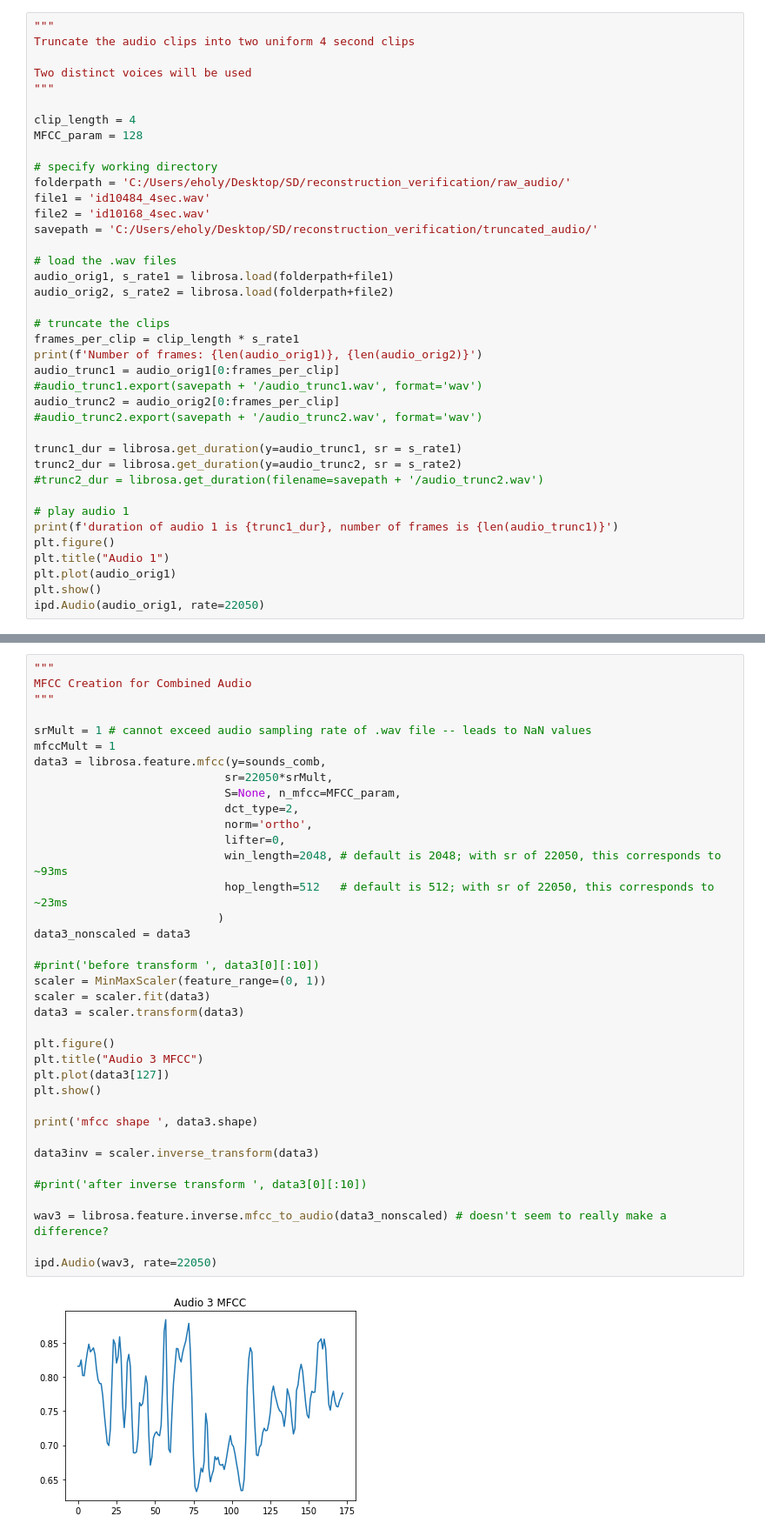
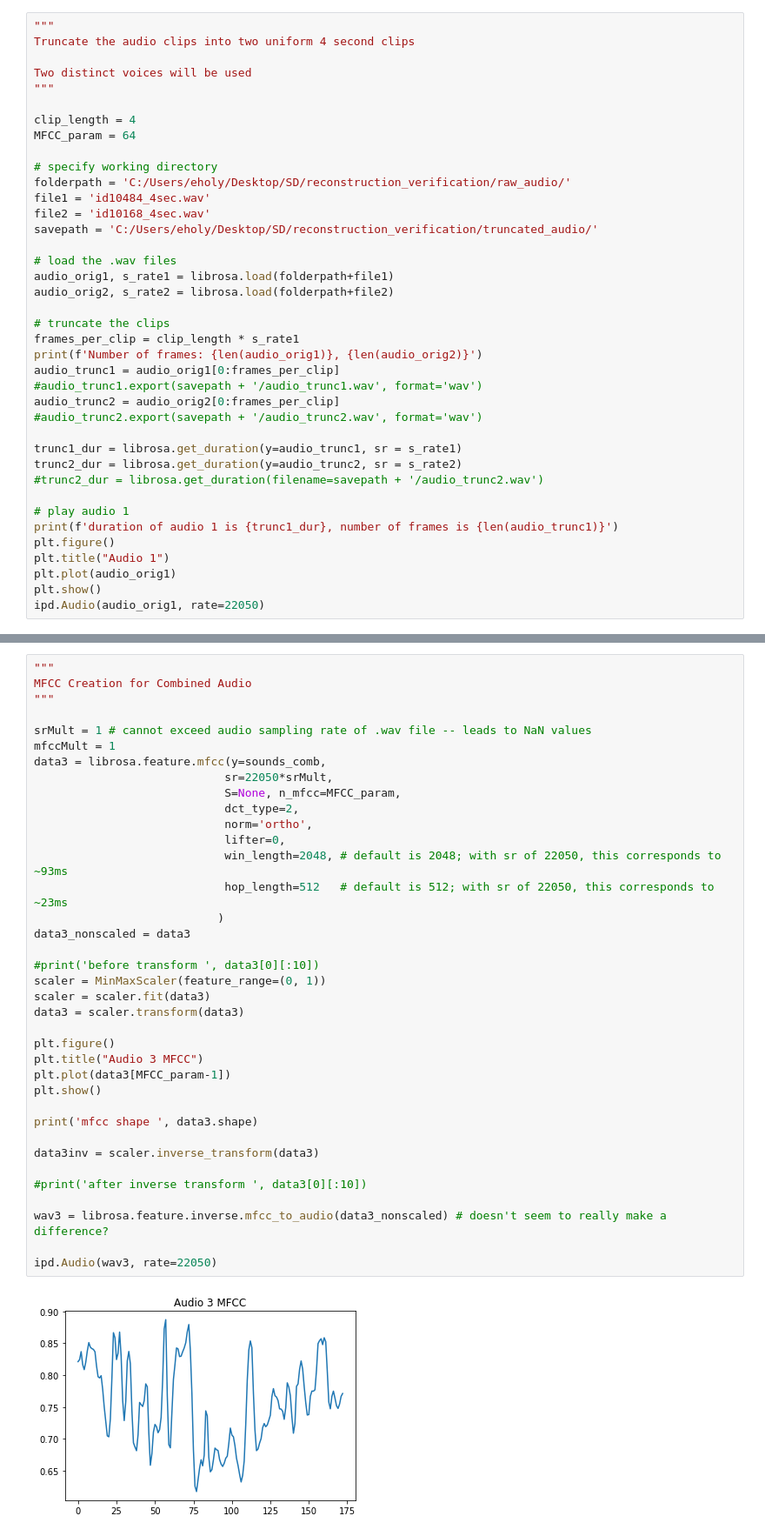
Before and after one commit to daea69twins/voiceseperation, a Jupyter notebook: Reconstruction Verification/verification sandbox.ipynb, the cells around one changed output, grey strips where cells are left out. Shown at 87% size. Cells and saved outputs as stored; diff of their text form.

```diff
--- a/Reconstruction Verification/verification sandbox.ipynb
+++ b/Reconstruction Verification/verification sandbox.ipynb
@@ -21,7 +21,7 @@ Two distinct voices will be used
 """
 
 clip_length = 4
-MFCC_param = 128
+MFCC_param = 64
 
 # specify working directory
 folderpath = 'C:/Users/eholy/Desktop/SD/reconstruction_verification/raw_audio/'
@@ -204,32 +205,32 @@ mfccMult = 1
 data3 = librosa.feature.mfcc(y=sounds_comb,
                             sr=22050*srMult,
                             S=None, n_mfcc=MFCC_param,
                             dct_type=2,
                             norm='ortho',
                             lifter=0,
                             win_length=2048, # default is 2048; with sr of 22050, this corresponds to ~93ms
                             hop_length=512   # default is 512; with sr of 22050, this corresponds to ~23ms
                            )
 data3_nonscaled = data3
 
 #print('before transform ', data3[0][:10])
 scaler = MinMaxScaler(feature_range=(0, 1))
 scaler = scaler.fit(data3)
 data3 = scaler.transform(data3)
 
 plt.figure()
 plt.title("Audio 3 MFCC")
-plt.plot(data3[127])
+plt.plot(data3[MFCC_param-1])
 plt.show()
 
 print('mfcc shape ', data3.shape)
 
 data3inv = scaler.inverse_transform(data3)
 
 #print('after inverse transform ', data3[0][:10])
 
 wav3 = librosa.feature.inverse.mfcc_to_audio(data3_nonscaled) # doesn't seem to really make a difference?
 
 ipd.Audio(wav3, rate=22050)
 # %% [output]
-[figure, old version]
+[figure, new version]
```
Also changed, not shown: parts of 5 cells of this notebook.
